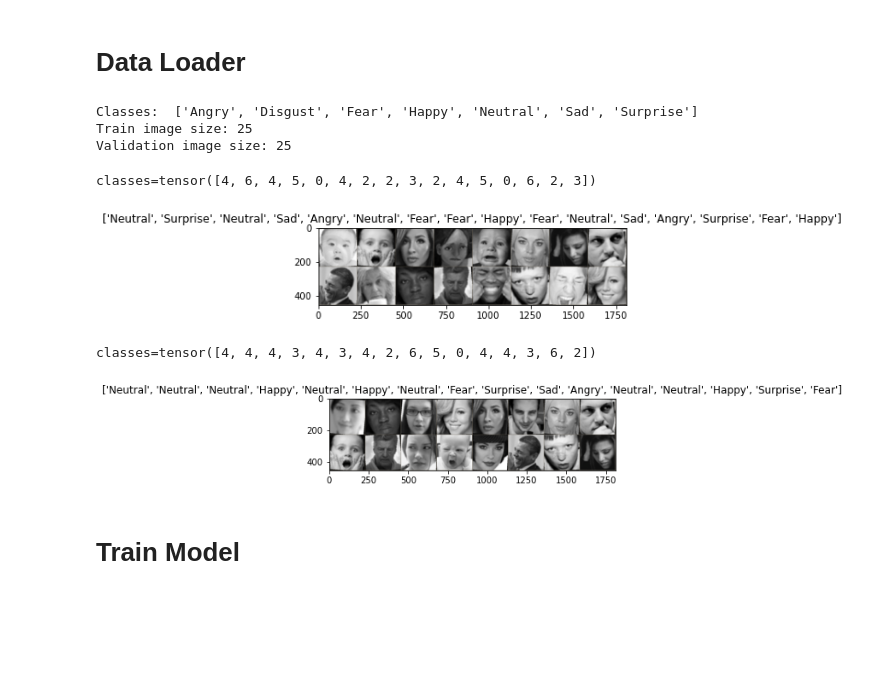
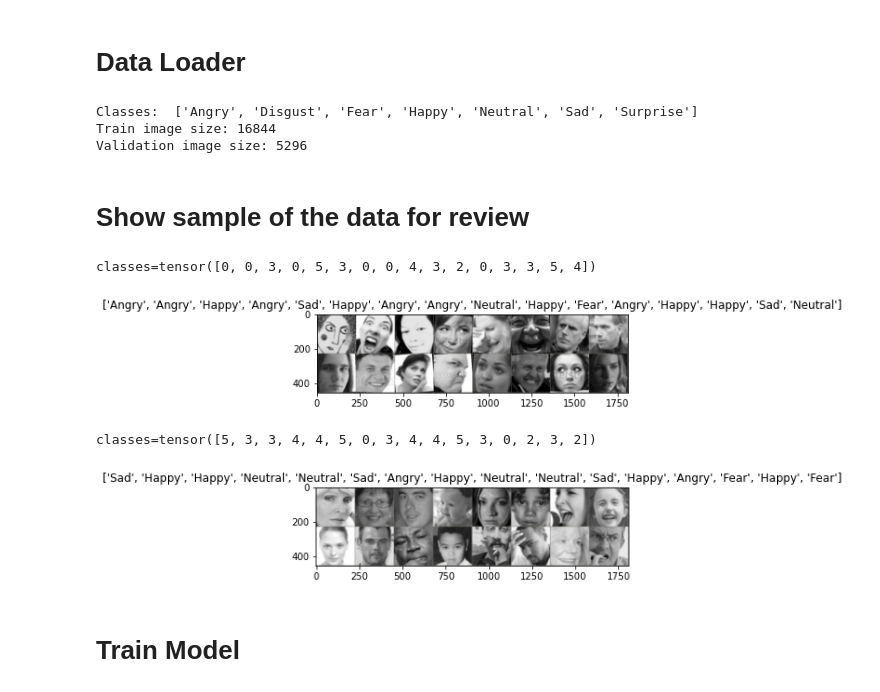
Before and after one commit to AssafR/DomainAdaptation, a Jupyter notebook: NetWithDataLoaderImproved.ipynb, the cells around one changed output. Drawn from its saved outputs; the diff is of its cells as text; code cells hidden in the pictures; blank space fills up the shorter version.

```diff
--- a/NetWithDataLoaderImproved.ipynb
+++ b/NetWithDataLoaderImproved.ipynb
@@ -71,7 +71,7 @@ data_transforms = {
 # Data Loader
 # %%
 BATCH_SIZE = 16
-SAMPLE_SIZE = 25
+SAMPLE_SIZE = None
 
 ''' The function takes the data loader and a parameter  '''
 def create_train_val_slice(image_datasets,sample_size=None,val_same_as_train=False):
@@ -107,7 +107,7 @@ image_datasets = {x: datasets.ImageFolder(os.path.join(DATA_DIR, x),
 
 class_names = image_datasets['train'].classes
 
-my_data, dataset_sizes =  create_train_val_slice(image_datasets,sample_size=SAMPLE_SIZE,val_same_as_train=True)
+my_data, dataset_sizes =  create_train_val_slice(image_datasets,sample_size=SAMPLE_SIZE,val_same_as_train=False)
 
 device = torch.device("cuda:0" if torch.cuda.is_available() else "cpu")
 print("Classes: ", class_names)
@@ -115,5 +115,5 @@ print(f'Train image size: {dataset_sizes["train"]}')
 print(f'Validation image size: {dataset_sizes["val"]}')
 # %% [output]
 Classes:  ['Angry', 'Disgust', 'Fear', 'Happy', 'Neutral', 'Sad', 'Surprise']
-Train image size: 25
-Validation image size: 25
+Train image size: 16844
+Validation image size: 5296
@@ -129,28 +149,30 @@ def imshow(inp, title=None):
     if title is not None:
         plt.title(title)
     plt.pause(0.001)  # pause a bit so that plots are updated
-
-# # Get a batch of training data
-inputs, classes = next(iter(my_data['train']))
-# Make a grid from batch
-sample_train_images = torchvision.utils.make_grid(inputs)
-#imshow(sample_train_images, title=classes)
-print(f"classes={classes}")
-imshow(sample_train_images, title=[class_names[i] for i in classes])
-# %% [output]
-classes=tensor([4, 6, 4, 5, 0, 4, 2, 2, 3, 2, 4, 5, 0, 6, 2, 3])
-[figure, removed]
+# %% [markdown]
+# Show sample of the data for review
 # %%
 # # Get a batch of training data
 inputs, classes = next(iter(my_data['train']))
 # Make a grid from batch
 sample_train_images = torchvision.utils.make_grid(inputs)
 #imshow(sample_train_images, title=classes)
 print(f"classes={classes}")
 imshow(sample_train_images, title=[class_names[i] for i in classes])
+
+
+# # Get a batch of validation data
+inputs, classes = next(iter(my_data['val']))
+# Make a grid from batch
+sample_train_images = torchvision.utils.make_grid(inputs)
+#imshow(sample_train_images, title=classes)
+print(f"classes={classes}")
+imshow(sample_train_images, title=[class_names[i] for i in classes])
 # %% [output]
-classes=tensor([4, 4, 4, 3, 4, 3, 4, 2, 6, 5, 0, 4, 4, 3, 6, 2])
+classes=tensor([0, 0, 3, 0, 5, 3, 0, 0, 4, 3, 2, 0, 3, 3, 5, 4])
-[figure, old version]
+[figure, new version]
+classes=tensor([5, 3, 3, 4, 4, 5, 0, 3, 4, 4, 5, 3, 0, 2, 3, 2])
+[figure, added]
 # %%
 def train_model(data, model, criterion, optimizer, scheduler, num_epochs=2, writer=None):
     since = time.time()
```
Also changed, not shown: parts of 7 cells of this notebook, 2 other files.
